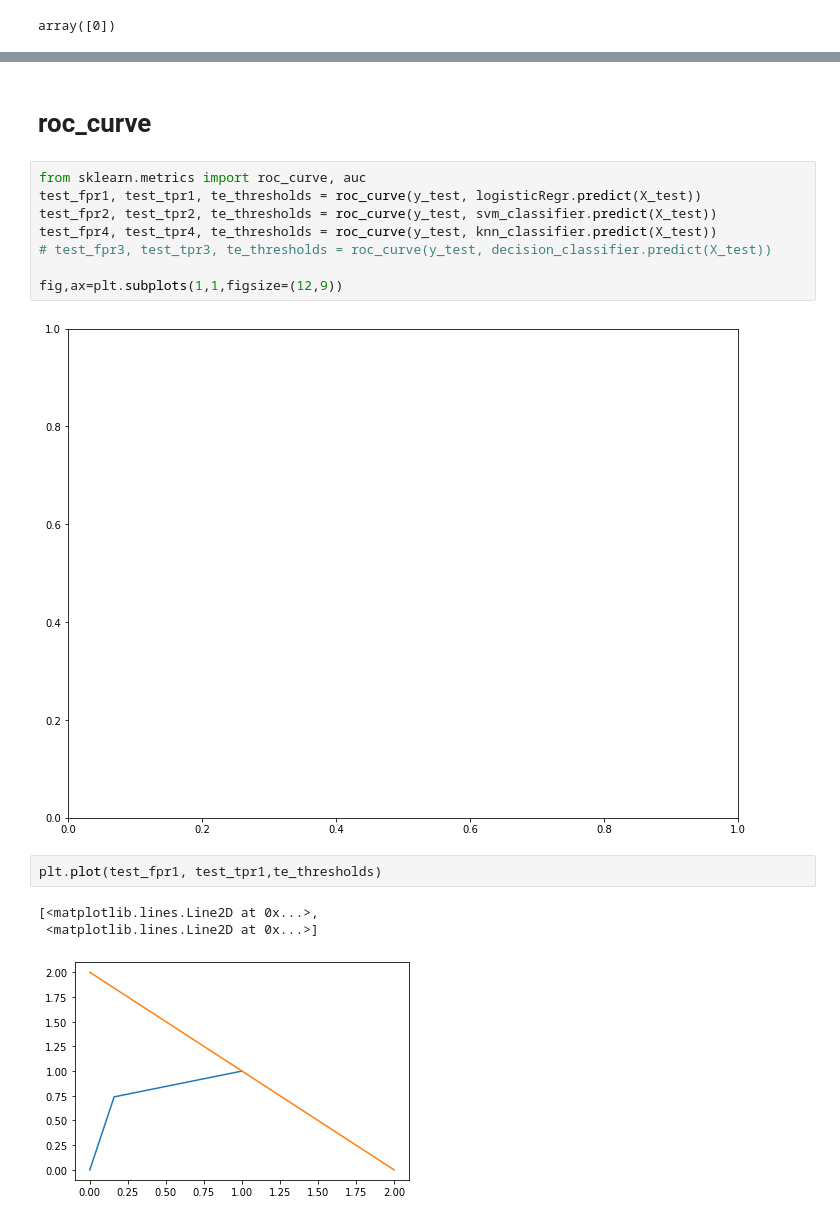
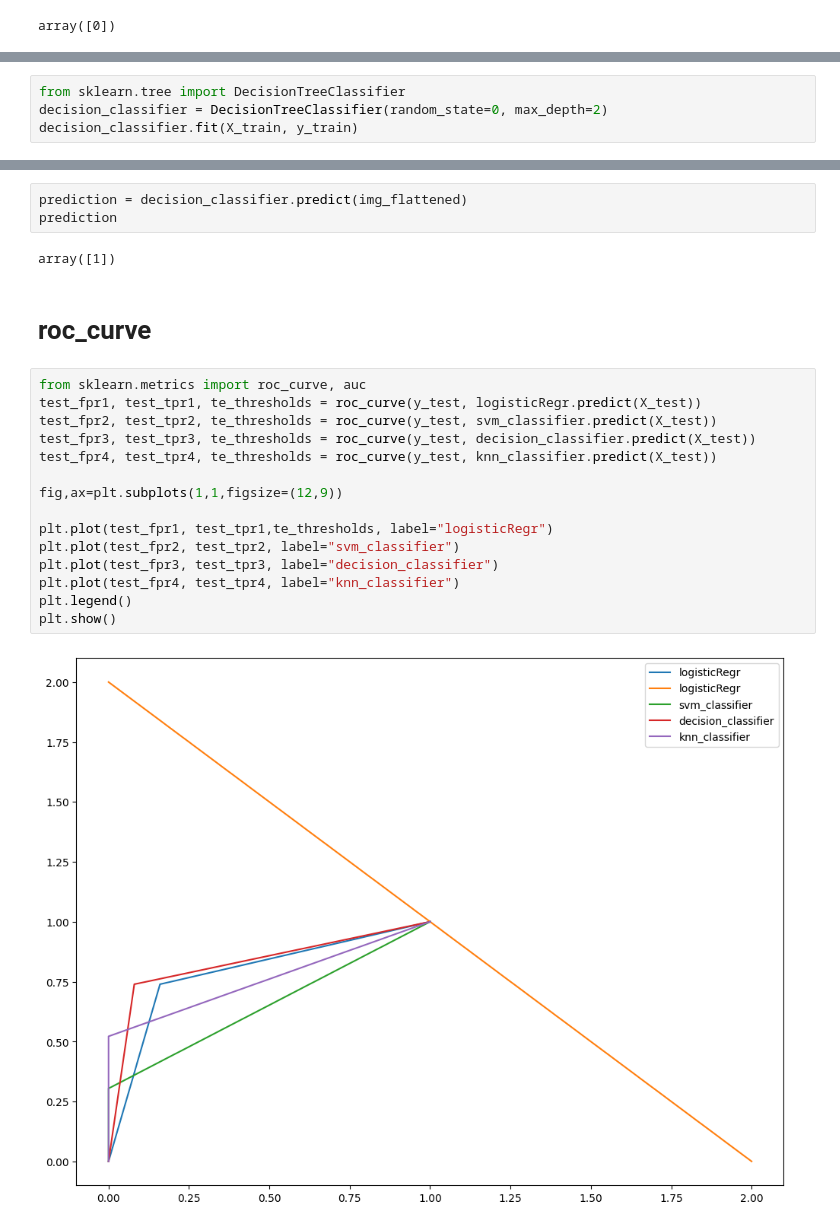
Before and after one commit to JurijJusel/Image, a Jupyter notebook: apple_banana_df.ipynb, the cells around one changed output, grey strips where cells are left out. Saved outputs shown, nothing was run; the diff lists cells and outputs as text.

```diff
--- a/apple_banana_df.ipynb
+++ b/apple_banana_df.ipynb
@@ -370,0 +383,4 @@ array([0])
+# %%
+from sklearn.tree import DecisionTreeClassifier
+decision_classifier = DecisionTreeClassifier(random_state=0, max_depth=2)
+decision_classifier.fit(X_train, y_train)
@@ -371,19 +409,25 @@ array([0])
+# %%
+prediction = decision_classifier.predict(img_flattened)
+prediction
+# %% [output]
+array([1])
 # %% [markdown]
 
 # roc_curve
 # %%
 from sklearn.metrics import roc_curve, auc
 test_fpr1, test_tpr1, te_thresholds = roc_curve(y_test, logisticRegr.predict(X_test))
 test_fpr2, test_tpr2, te_thresholds = roc_curve(y_test, svm_classifier.predict(X_test))
+test_fpr3, test_tpr3, te_thresholds = roc_curve(y_test, decision_classifier.predict(X_test))
 test_fpr4, test_tpr4, te_thresholds = roc_curve(y_test, knn_classifier.predict(X_test))
-# test_fpr3, test_tpr3, te_thresholds = roc_curve(y_test, decision_classifier.predict(X_test))
 
 fig,ax=plt.subplots(1,1,figsize=(12,9))
+
+plt.plot(test_fpr1, test_tpr1,te_thresholds, label="logisticRegr")
+plt.plot(test_fpr2, test_tpr2, label="svm_classifier")
+plt.plot(test_fpr3, test_tpr3, label="decision_classifier")
+plt.plot(test_fpr4, test_tpr4, label="knn_classifier")
+plt.legend()
+plt.show()
 # %% [output]
-[figure, old version]
+[figure, new version]
-# %%
-plt.plot(test_fpr1, test_tpr1,te_thresholds)
-# %% [output]
-[<matplotlib.lines.Line2D at 0x...>,
- <matplotlib.lines.Line2D at 0x...>]
-[figure, removed]
```
Also changed, not shown: parts of 14 cells of this notebook.
